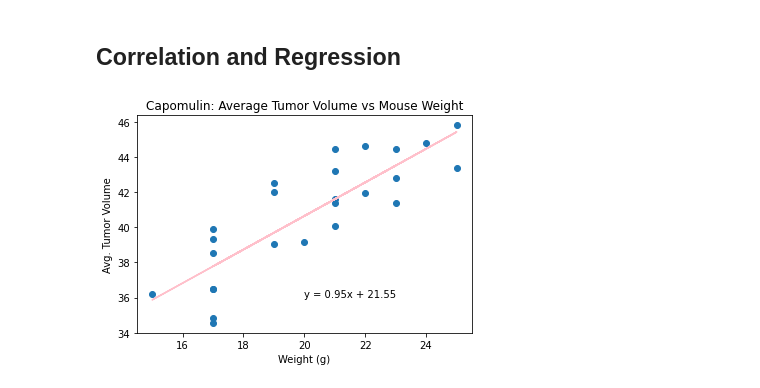
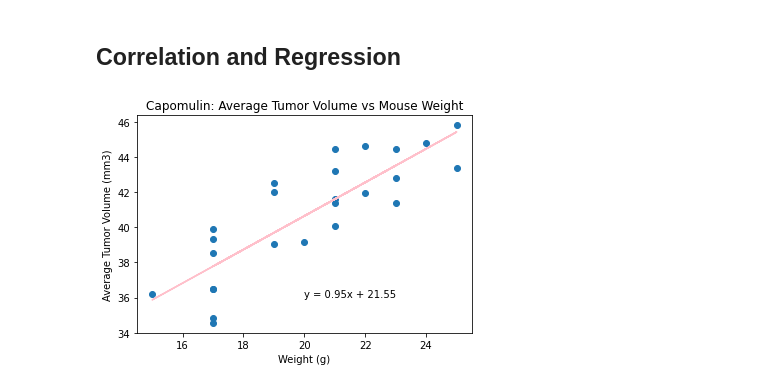
Before and after one commit to hibaa-a/matplotlib, a Jupyter notebook: Pymaceuticals/pymaceuticals.ipynb, the cells around one changed output. Cells and saved outputs as stored; diff of their text form; code cells hidden in the pictures.

```diff
--- a/Pymaceuticals/pymaceuticals.ipynb
+++ b/Pymaceuticals/pymaceuticals.ipynb
@@ -199,19 +281,19 @@ plt.show()
 # %%
 # Calculate the correlation coefficient and linear regression model
 # for mouse weight and average tumor volume for the Capomulin regimen
 
 x_values = capomulin_ave['Weight (g)']
 y_values = capomulin_ave['Tumor Volume (mm3)']
 slope, intercept, rvalue, pvalue, stderr = st.linregress(x_values, y_values)
 equation = 'y = ' + str(round(slope, 2)) + 'x + ' + str(round(intercept, 2))
 regress = x_values*slope + intercept
 
 plt.scatter(x_values, y_values)
 plt.plot(x_values, regress, color='pink')
 plt.xlabel('Weight (g)')
-plt.ylabel('Avg. Tumor Volume')
+plt.ylabel('Average Tumor Volume (mm3)')
 plt.title('Capomulin: Average Tumor Volume vs Mouse Weight')
 plt.annotate(equation, (20,36))
 plt.show()
 # %% [output]
-[figure, old version]
+[figure, new version]
```
Also changed, not shown: parts of 5 cells of this notebook.
